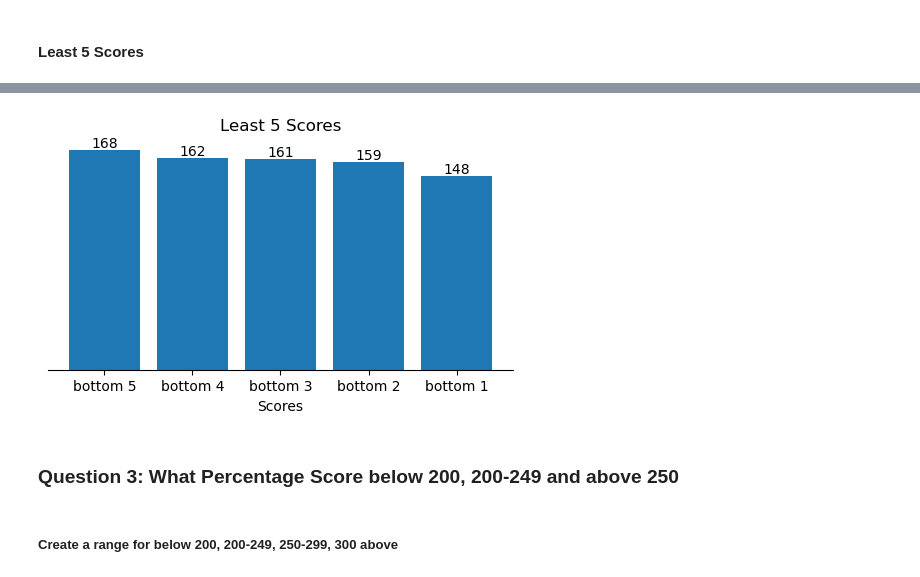
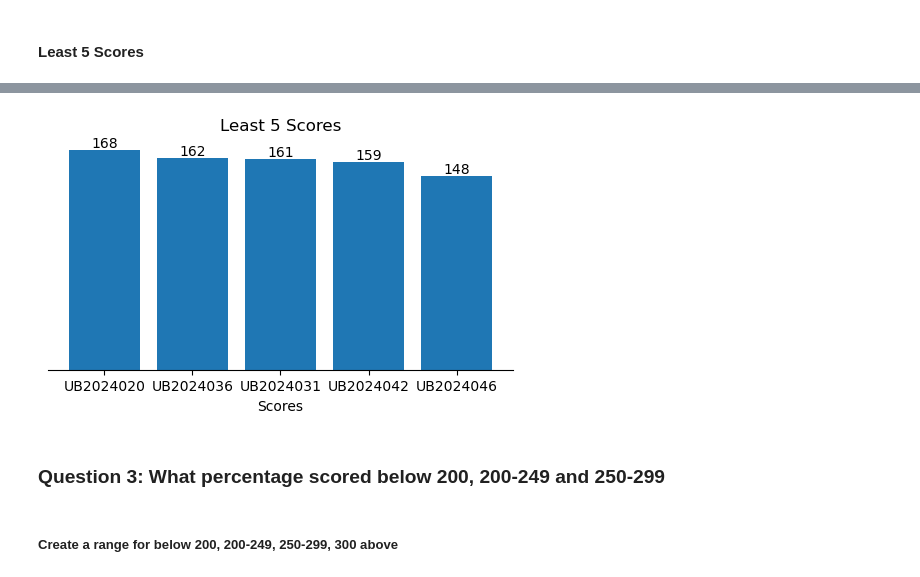
Before and after one commit to valezenwanne/Performance_of_UltraBrain_Students_in_2024_JAMB_Exam, a Jupyter notebook: Performance of Ultra-Brain Student in 2024 JAMB.ipynb, the cells around one changed output, grey strips where cells are left out. Drawn from its saved outputs; the diff is of its cells as text; code cells hidden in the pictures.

```diff
--- a/Performance of Ultra-Brain Student in 2024 JAMB.ipynb
+++ b/Performance of Ultra-Brain Student in 2024 JAMB.ipynb
@@ -895,3 +909,0 @@ top_5_score
-# %%
-#assign a default index to the student
-top_5_score['Rank'] = ['Top 1', 'Top 2', 'Top 3', 'Top 4', 'Top 5']
@@ -908,7 +911,7 @@ top_5_score
 #plot a bar chart of the top 5 scores
 fig, ax = plt.subplots(figsize=[6,3])
 
-ax.bar(x=top_5_score['Rank'], height=top_5_score['Score 2024'])
+ax.bar(x=top_5_score['Student ID'], height=top_5_score['Score 2024'])
 
 #add title and labels
 ax.set_title('Top 5 Scores')
@@ -920,6 +923,6 @@ ax.yaxis.set_visible(False)
 
 #add annotation
 for index, values in enumerate(top_5_score['Score 2024']):
-    ax.annotate(values, xy=(index, values+5), ha='center', va='center')
+    ax.annotate(values, xy=(index, values+8), ha='center', va='center')
 plt.show()
 # %% [output]
@@ -928,6 +931,6 @@ plt.show()
 #### Least 5 Scores
 # %%
 #least 5 scores
-least_5_scores = df[['Student Name', 'Score 2024']].sort_values('Score 2024', ascending=False).tail(5)
+least_5_scores = df[['Student ID', 'Score 2024']].sort_values('Score 2024', ascending=False).tail(5)
 least_5_scores
 # %% [output]
@@ -940,4 +942,0 @@ least_5_scores
-# %%
-#assign a default index to the student
-least_5_scores['Rank'] = ['bottom 5', 'bottom 4', 'bottom 3', 'bottom 2', 'bottom 1']
-least_5_scores
@@ -951,25 +943,25 @@ least_5_scores
 # %%
 #plot a bar chart of the least 5 scores
 fig, ax = plt.subplots(figsize=[6,3])
 
-ax.bar(x=least_5_scores['Rank'], height=least_5_scores['Score 2024'])
+ax.bar(x=least_5_scores['Student ID'], height=least_5_scores['Score 2024'])
 
 #add title and labels
 ax.set_title('Least 5 Scores')
 ax.set_xlabel('Scores')
 
 #remove spines
 ax.spines[['top', 'left', 'right']].set_visible(False)
 ax.yaxis.set_visible(False)
 
 #add annotation
 for index, values in enumerate(least_5_scores['Score 2024']):
     ax.annotate(values, xy=(index, values+5), ha='center', va='center')
 plt.show()
 # %% [output]
-[figure, old version]
+[figure, new version]
 # %% [markdown]
-### Question 3: What Percentage Score below 200, 200-249 and above 250
+### Question 3: What percentage scored below 200, 200-249 and 250-299
 # %% [markdown]
 ##### Create a range for below 200, 200-249, 250-299, 300 above
 # %%
```
Also changed, not shown: parts of 70 cells of this notebook.
